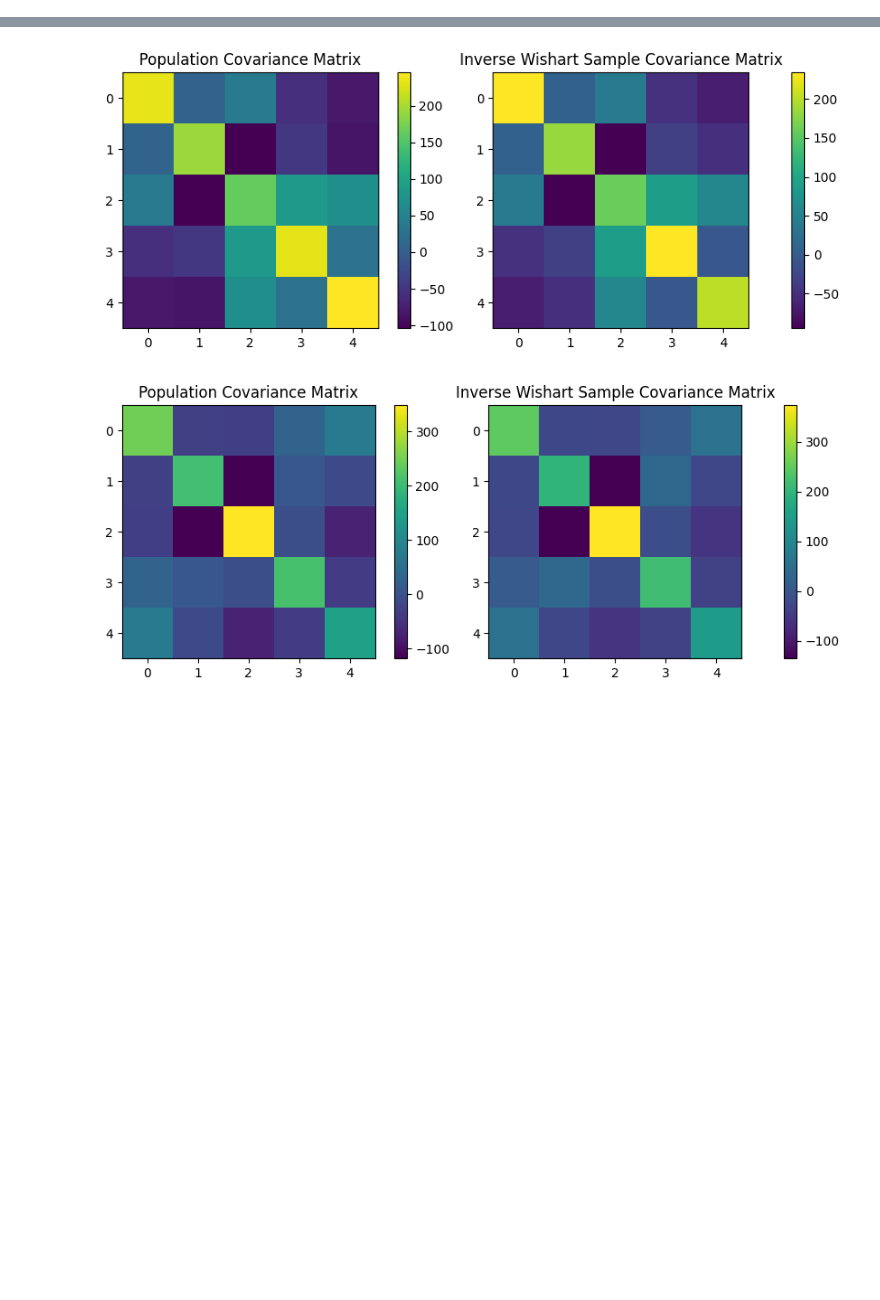
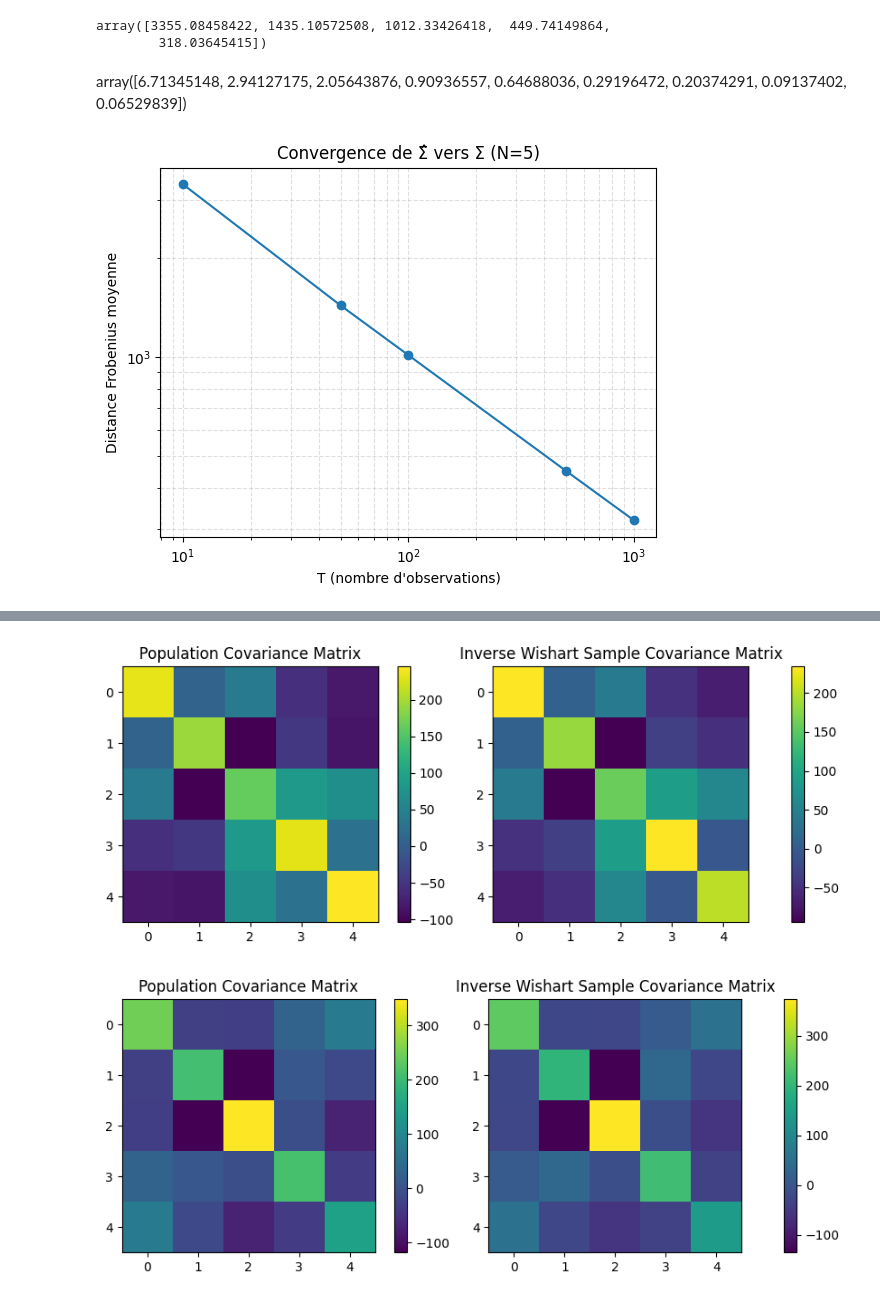
Before and after one commit to Armanddevacc/covariance-cleaning-nn, a Jupyter notebook: test.ipynb, the cells around one changed output, grey strips where cells are left out. Cells and saved outputs as stored; diff of their text form; code cells hidden in the pictures; blank space fills up the shorter version.

```diff
--- a/test.ipynb
+++ b/test.ipynb
@@ -3,3 +5,31 @@
 # %%
 import numpy as np
 import torch
+# %%
+rng = np.random.default_rng(0)
+N = 100
+A = rng.standard_normal((N,N))
+Sigma_true = A @ A.T + 1e-6 *np.eye(N)
+# %%
+rng = np.random.default_rng(0)
+
+def computeFroEmp(Ts):
+    frobs = np.zeros_like(Ts, dtype=float)
+    for i, T in enumerate(Ts):
+        R = rng.multivariate_normal(mean = np.zeros(shape=(N)), cov = Sigma_true, size=(1000, T)).transpose(0,2,1)
+        R_centered = R - R.mean(axis=2, keepdims=True)
+        Sigma_sample = R_centered @ R_centered.transpose(0,2,1)/(R.shape[-1]-1)
+        frob = np.linalg.norm(Sigma_true[None,:,:] - Sigma_sample, axis=(1,2)).mean()
+        frobs[i]=frob
+    return frobs
+# %%
+Ts = [10, 50, 100, 500, 1000]
+frobs = computeFroEmp(Ts)
+# %%
+frobs
+# %% [output]
+array([3355.08458422, 1435.10572508, 1012.33426418,  449.74149864,
+        318.03645415])
+# %% [markdown]
+array([6.71345148, 2.94127175, 2.05643876, 0.90936557, 0.64688036,
+       0.29196472, 0.20374291, 0.09137402, 0.06529839])
@@ -5,0 +38,10 @@ import torch
+# %%
+plt.figure()
+plt.loglog(Ts, frobs, marker='o')
+plt.xlabel("T (nombre d'observations)")
+plt.ylabel("Distance Frobenius moyenne")
+plt.title("Convergence de Σ̂ vers Σ (N=5)")
+plt.grid(True, which="both", ls="--", alpha=0.4)
+plt.show()
+# %% [output]
+[figure, added]
```
Also changed, not shown: parts of 16 cells of this notebook.
